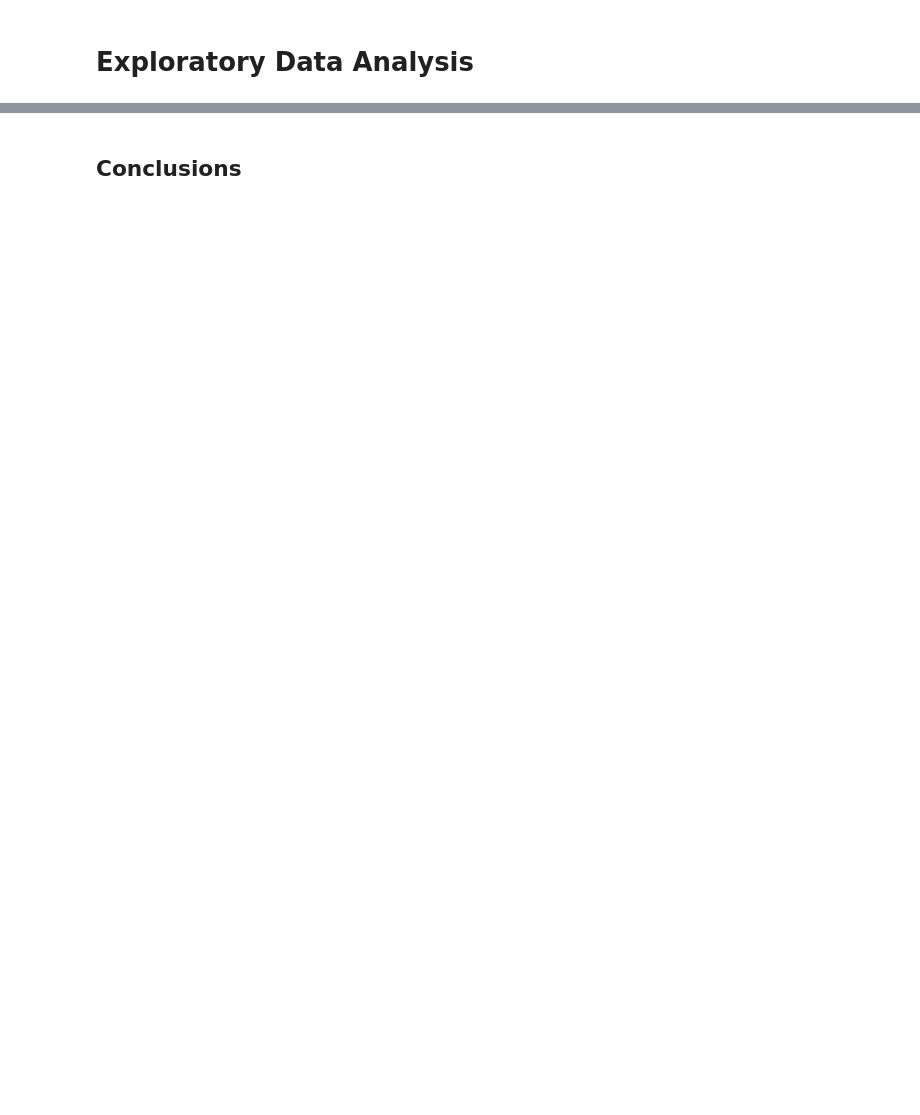
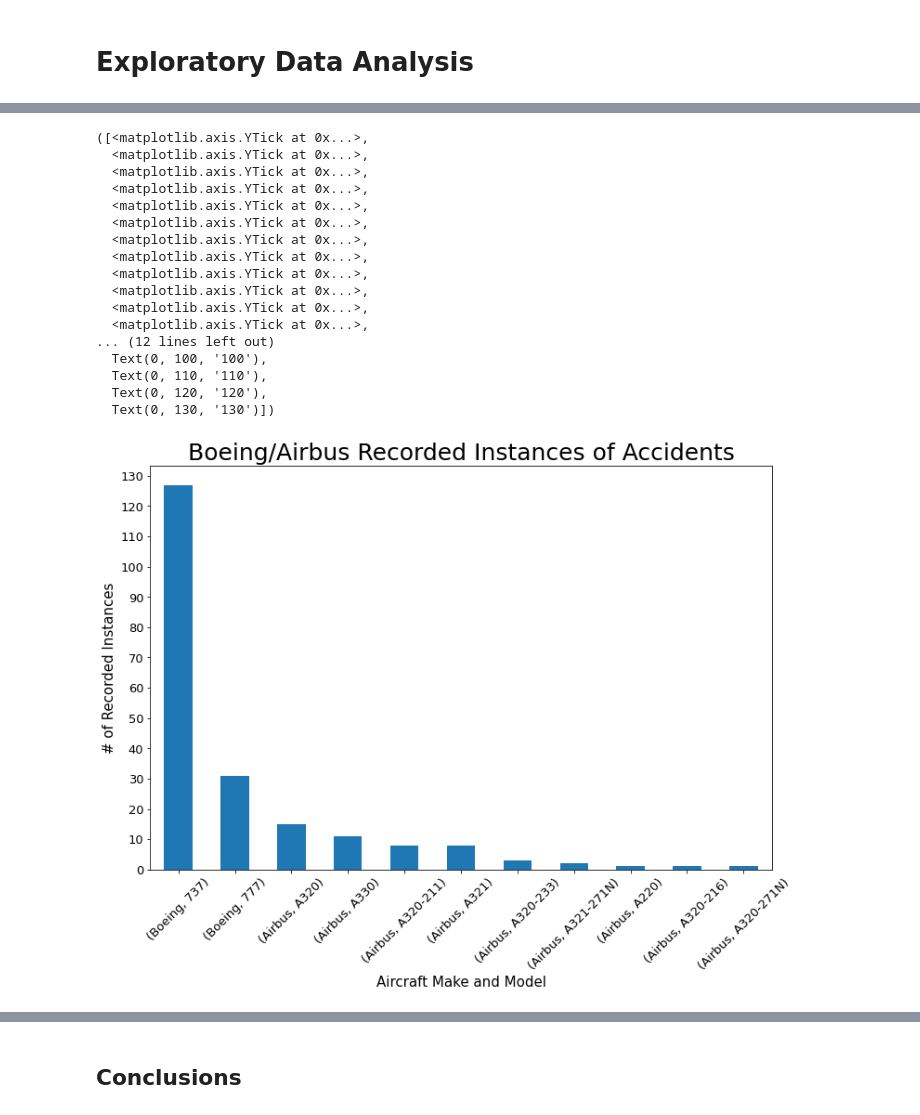
Before and after one commit to JohnNun/lowrisk_aircraft_project, a Jupyter notebook: lowrisk_aircraft_project_notebook.ipynb, the cells around one changed output, grey strips where cells are left out. Saved outputs shown, nothing was run; the diff lists cells and outputs as text; code cells hidden in the pictures; blank space fills up the shorter version.

```diff
--- a/lowrisk_aircraft_project_notebook.ipynb
+++ b/lowrisk_aircraft_project_notebook.ipynb
@@ -212,0 +221,27 @@ top_manufacturers.to_csv('cleaned_top_manufacturers_df.csv')
+# %%
+# Graph of overall data
+top_manufacturers[['make','model']].value_counts().plot.bar(figsize=(12, 8), fontsize=13, rot=45)
+
+plt.title('Boeing/Airbus Recorded Instances of Accidents', fontsize=25)
+plt.xlabel('Aircraft Make and Model', fontsize=15)
+plt.ylabel('# of Recorded Instances', fontsize=15)
+plt.yticks(range(0, 140, 10))
+# %% [output]
+([<matplotlib.axis.YTick at 0x...>,
+  <matplotlib.axis.YTick at 0x...>,
+  <matplotlib.axis.YTick at 0x...>,
+  <matplotlib.axis.YTick at 0x...>,
+  <matplotlib.axis.YTick at 0x...>,
+  <matplotlib.axis.YTick at 0x...>,
+  <matplotlib.axis.YTick at 0x...>,
+  <matplotlib.axis.YTick at 0x...>,
+  <matplotlib.axis.YTick at 0x...>,
+  <matplotlib.axis.YTick at 0x...>,
+  <matplotlib.axis.YTick at 0x...>,
+  <matplotlib.axis.YTick at 0x...>,
+... (12 lines left out)
+  Text(0, 100, '100'),
+  Text(0, 110, '110'),
+  Text(0, 120, '120'),
+  Text(0, 130, '130')])
+[figure, added]
```
Also changed, not shown: parts of 83 cells of this notebook, 1 other file.
